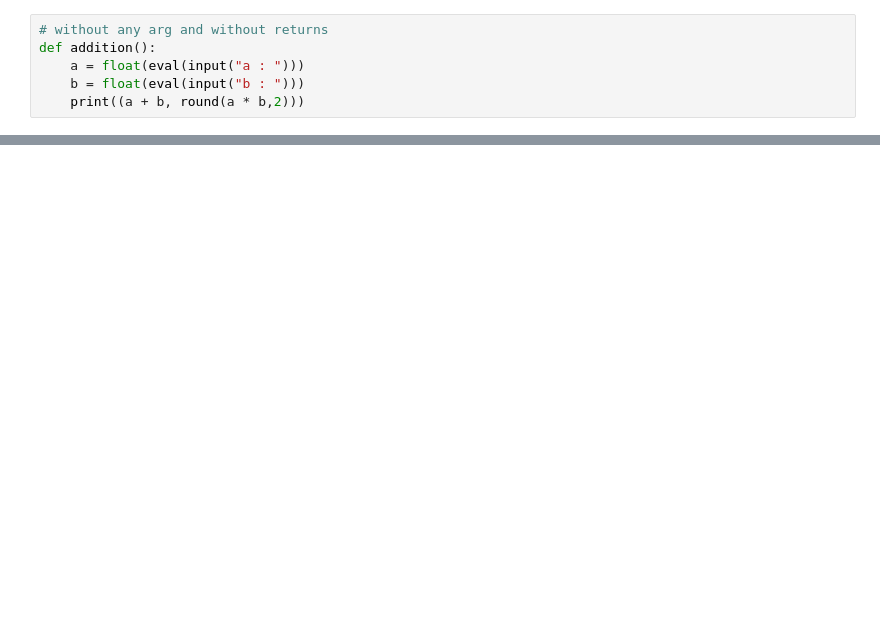
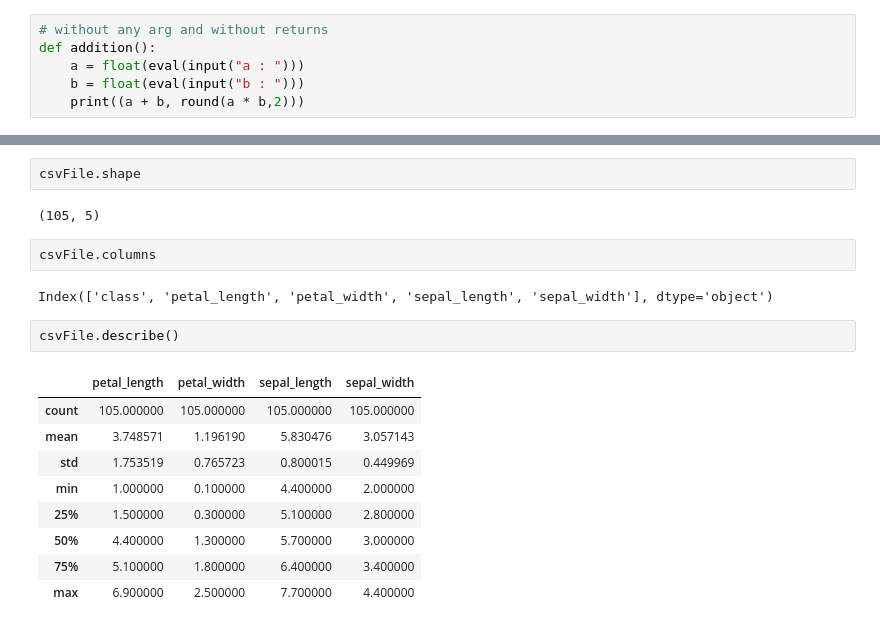
Before and after one commit to sharmasaravanan/Machine_learning, a Jupyter notebook: MSME-ML_deployment-2021.ipynb, the cells around one changed output, grey strips where cells are left out. Drawn from its saved outputs; the diff is of its cells as text; blank space fills up the shorter version.

```diff
--- a/MSME-ML_deployment-2021.ipynb
+++ b/MSME-ML_deployment-2021.ipynb
@@ -759,0 +870,20 @@ xlwt
+# %%
+csvFile.shape
+# %% [output]
+(105, 5)
+# %%
+csvFile.columns
+# %% [output]
+Index(['class', 'petal_length', 'petal_width', 'sepal_length', 'sepal_width'], dtype='object')
+# %%
+csvFile.describe()
+# %% [output]
+|  | petal_length | petal_width | sepal_length | sepal_width |
+| count | 105.000000 | 105.000000 | 105.000000 | 105.000000 |
+| mean | 3.748571 | 1.196190 | 5.830476 | 3.057143 |
+| std | 1.753519 | 0.765723 | 0.800015 | 0.449969 |
+| min | 1.000000 | 0.100000 | 4.400000 | 2.000000 |
+| 25% | 1.500000 | 0.300000 | 5.100000 | 2.800000 |
+| 50% | 4.400000 | 1.300000 | 5.700000 | 3.000000 |
+| 75% | 5.100000 | 1.800000 | 6.400000 | 3.400000 |
+| max | 6.900000 | 2.500000 | 7.700000 | 4.400000 |
```
Also changed, not shown: parts of 125 cells of this notebook.
